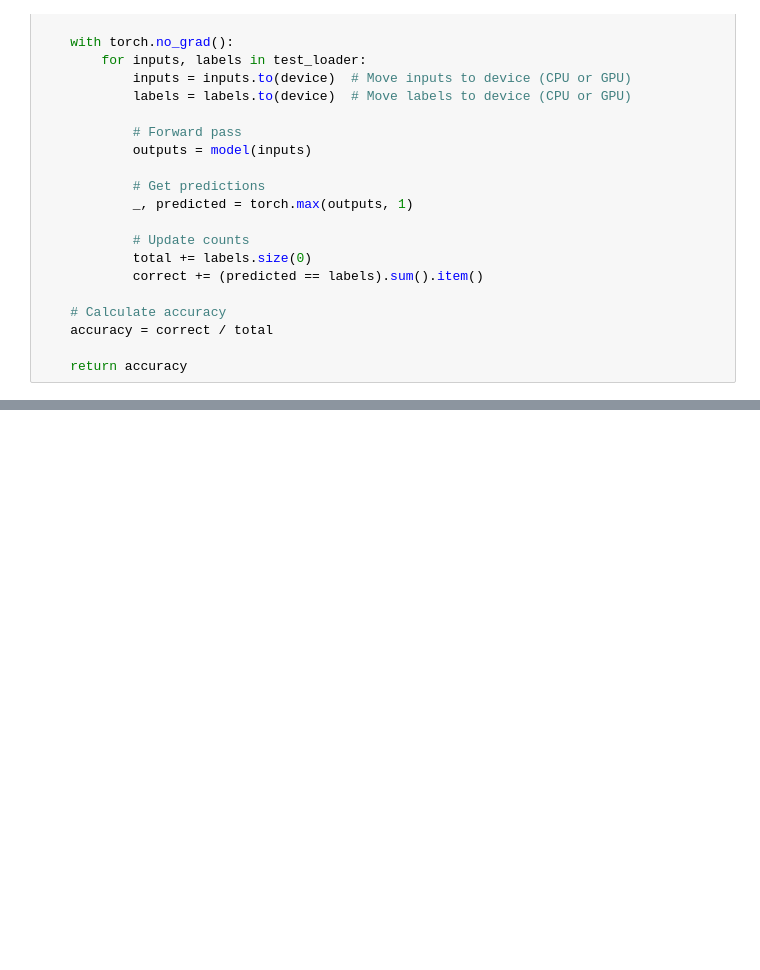
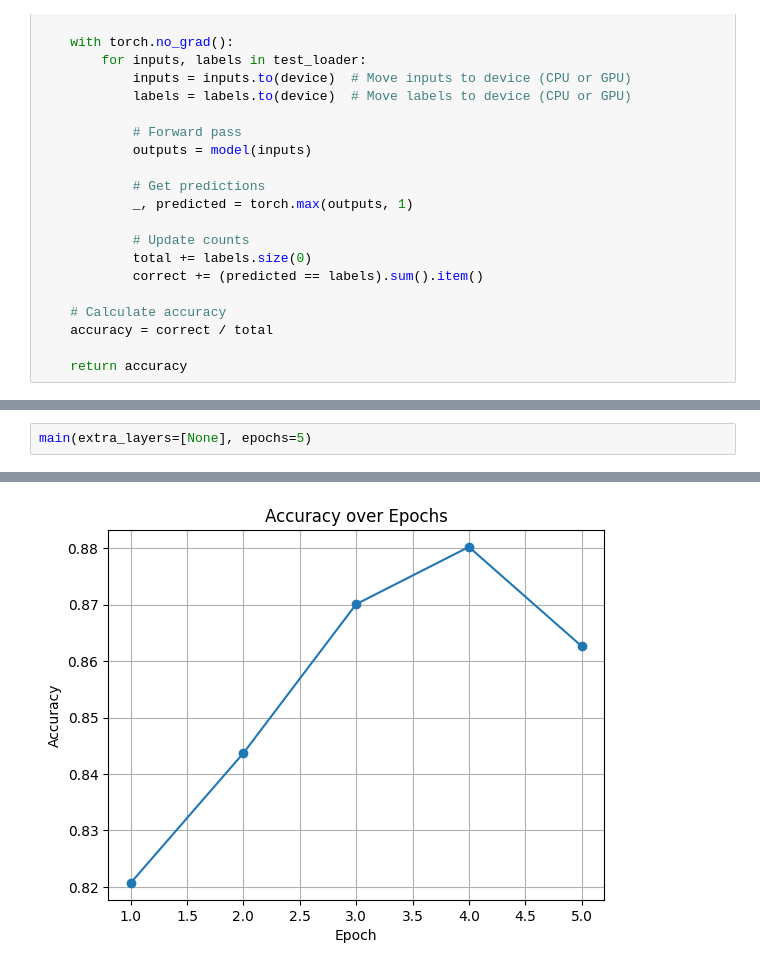
Before and after one commit to Casassarnau/semi-supervised-learning-oxford-IIIT-pet, a Jupyter notebook: breeds_classifier.ipynb, the cells around one changed output, grey strips where cells are left out. Drawn from its saved outputs; the diff is of its cells as text; blank space fills up the shorter version.

```diff
--- a/breeds_classifier.ipynb
+++ b/breeds_classifier.ipynb
@@ -167,0 +188,3 @@ test_accuracy(pretrained_model, test_dl)
+# %%
+main(extra_layers=[None], epochs=5)
+# %% [output]
@@ -167,0 +208 @@ test_accuracy(pretrained_model, test_dl)
+[figure, added]
```
Also changed, not shown: parts of 9 cells of this notebook.
